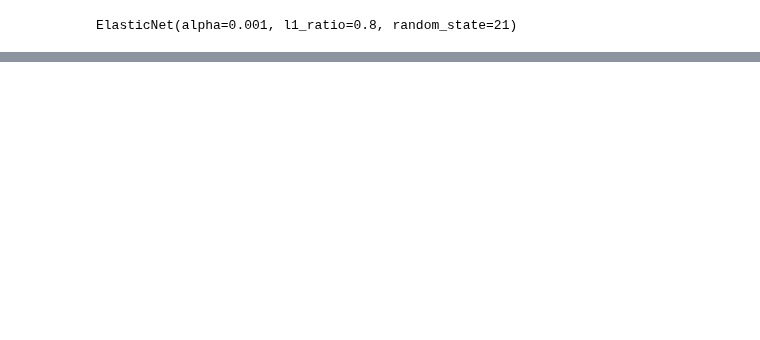
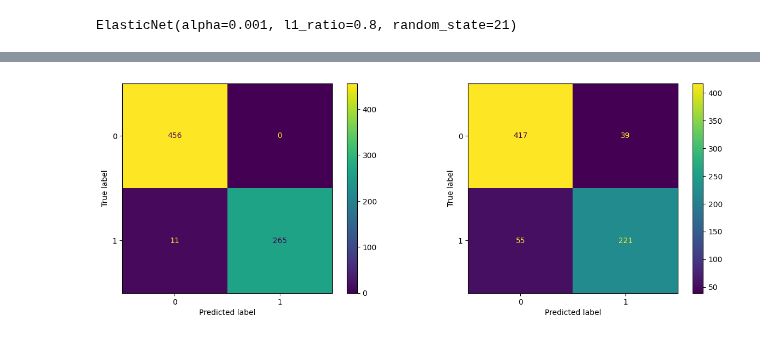
Before and after one commit to moneyless1989/data_engineering, a Jupyter notebook: practices/kaggle/encore_titanic_v1.ipynb, the cells around one changed output, grey strips where cells are left out. Saved outputs shown, nothing was run; the diff lists cells and outputs as text; code cells hidden in the pictures; blank space fills up the shorter version.

```diff
--- a/practices/kaggle/encore_titanic_v1.ipynb
+++ b/practices/kaggle/encore_titanic_v1.ipynb
@@ -1142,0 +1201,18 @@ scores
+# %%
+pred_v0 = modelV0.predict(X_tr)
+pred_v1 = modelV1_L.predict(X_tr)
+# %%
+from sklearn.metrics import confusion_matrix, ConfusionMatrixDisplay
+
+fig, ax = plt.subplots(1, 2, figsize=(15, 5))
+
+cm = confusion_matrix(y_tr, pred_v0)
+disp = ConfusionMatrixDisplay(confusion_matrix=cm)
+disp.plot(ax=ax[0])
+
+cm = confusion_matrix(y_tr, pred_v1)
+disp = ConfusionMatrixDisplay(confusion_matrix=cm)
+disp.plot(ax=ax[1])
+plt.show()
+# %% [output]
+[figure, added]
```
Also changed, not shown: parts of 40 cells of this notebook, 1 other file.
